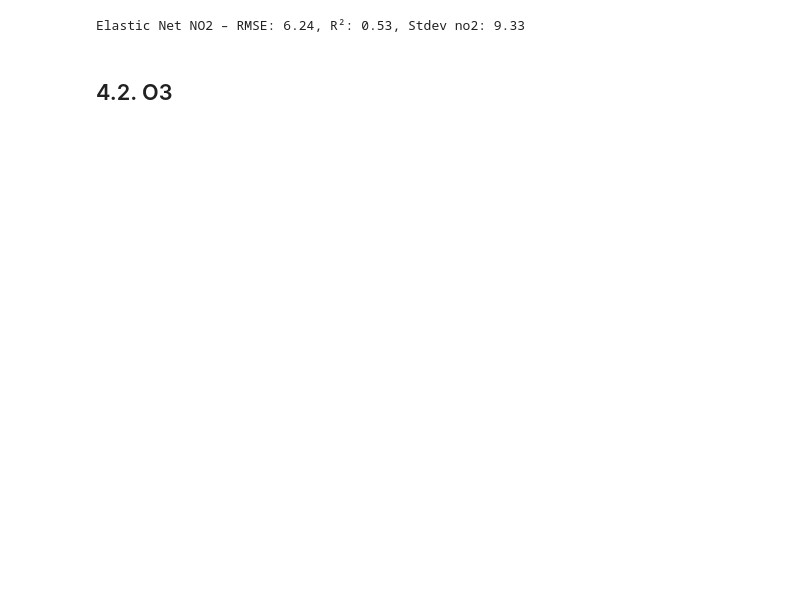
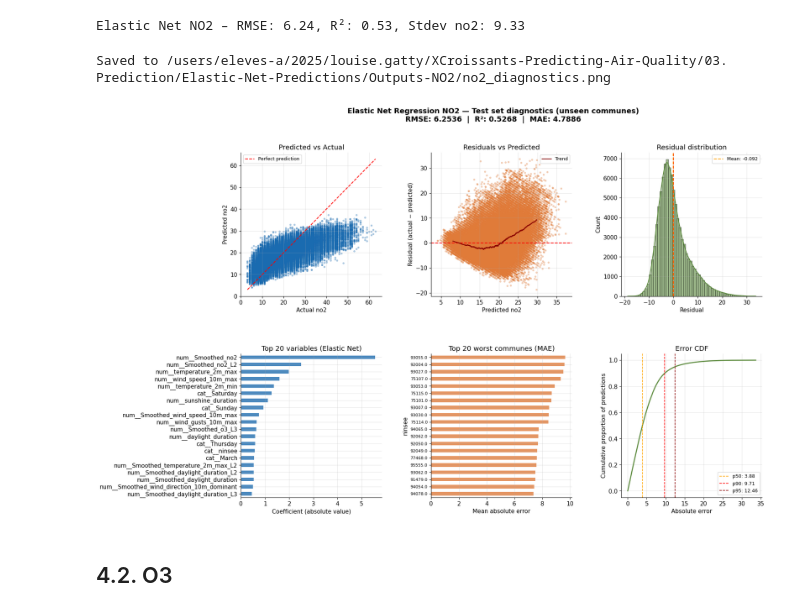
Before and after one commit to XCroissants/XCroissants-Predicting-Air-Quality, a Jupyter notebook: 03. Prediction/Elastic-Net-Predictions/Elastic-Net-Predictions.ipynb, the cells around one changed output. Cells and saved outputs as stored; diff of their text form; code cells hidden in the pictures; blank space fills up the shorter version.

Commit message:
Adding Elastic Net files

```diff
--- a/03. Prediction/Elastic-Net-Predictions/Elastic-Net-Predictions.ipynb
+++ b/03. Prediction/Elastic-Net-Predictions/Elastic-Net-Predictions.ipynb
@@ -262,10 +282,10 @@ plt.rcParams.update({
     "font.size"         : 11,
 })
 # %%
-def plot_all_diagnostics(model_en_no2, test_df, feature_cols, target_col="no2", save_path="diagnostics.png"):
+def plot_all_diagnostics(model, test_df, feature_cols, target_col="no2", save_path="diagnostics.png"):
 
     y_true = test_df[target_col].values
-    y_pred = model_en_no2.predict(test_df[feature_cols])
+    y_pred = model.predict(test_df[feature_cols])
     residuals = y_true - y_pred
 
     rmse = mean_squared_error(y_true, y_pred) ** 0.5
@@ -317,10 +337,17 @@ def plot_all_diagnostics(model_en_no2, test_df, feature_cols, target_col="no2",
 
     # ── 4. Feature importance (top 20) ───────────────────────────────────────
     ax4 = fig.add_subplot(gs[1, 0])
-    importance = pd.Series(
-        np.abs(model.coef_),
-        index=feature_cols
-    ).sort_values(ascending=False).head(20)
+    if isinstance(model, Pipeline):
+        final_estimator = model.named_steps['model'] # Get the final estimator (Elastic Net) from the pipeline
+        try:
+            names = model.named_steps['preprocessor'].get_feature_names_out() # Get feature names after preprocessing
+        except:
+            names = feature_cols # Fallback if get_feature_names_out is not available
+        coeffs = final_estimator.coef_
+    else:
+        coeffs = model.coef_
+        names = feature_cols
+    importance = pd.Series(np.abs(coeffs), index=names).sort_values(ascending=False).head(20)
     importance.sort_values().plot(kind="barh", ax=ax4, color="#1a6bb0", alpha=0.8)
     ax4.set_xlabel("Coefficient (absolute value)")
     ax4.set_title("Top 20 variables (Elastic Net)")
@@ -343,35 +370,38 @@ def plot_all_diagnostics(model_en_no2, test_df, feature_cols, target_col="no2",
     # ── 6. Cumulative error distribution (CDF) ────────────────────────────────
     ax6 = fig.add_subplot(gs[1, 2])
     abs_errors = np.abs(residuals)
     sorted_errors = np.sort(abs_errors)
     cdf = np.arange(1, len(sorted_errors) + 1) / len(sorted_errors)
     ax6.plot(sorted_errors, cdf, color="#5b8a3c", linewidth=2)
     # Mark the 50th, 90th, 95th percentiles
     for pct, col in [(0.5, "orange"), (0.9, "red"), (0.95, "darkred")]:
         val = np.quantile(abs_errors, pct)
         ax6.axvline(val, color=col, linestyle="--", linewidth=1.2,
                     label=f"p{int(pct*100)}: {val:.2f}")
     ax6.set_xlabel("Absolute error")
     ax6.set_ylabel("Cumulative proportion of predictions")
     ax6.set_title("Error CDF")
     ax6.legend(fontsize=9)
 
     plt.savefig(save_path, dpi=150, bbox_inches="tight")
     print(f"Saved to {save_path}")
     plt.show()
     return fig
 
 
 # ── Usage ─────────────────────────────────────────────────────────────────────
 
 if __name__ == "__main__":
     plot_all_diagnostics(
-        model=model_en_no2,
-        test_df=test_df_no2,
+        model=pipeline,
+        test_df=test_df,
         feature_cols=X_train.columns,
         target_col="no2",
         save_path=os.path.join(output_path, "Outputs-NO2/no2_diagnostics.png"),
     )
+# %% [output]
+Saved to /users/eleves-a/2025/louise.gatty/XCroissants-Predicting-Air-Quality/03. Prediction/Elastic-Net-Predictions/Outputs-NO2/no2_diagnostics.png
+[figure, added]
 # %% [markdown]
 ## 4.2. O3
 # %%
```
Also changed, not shown: parts of 6 cells of this notebook, 10 other files.
